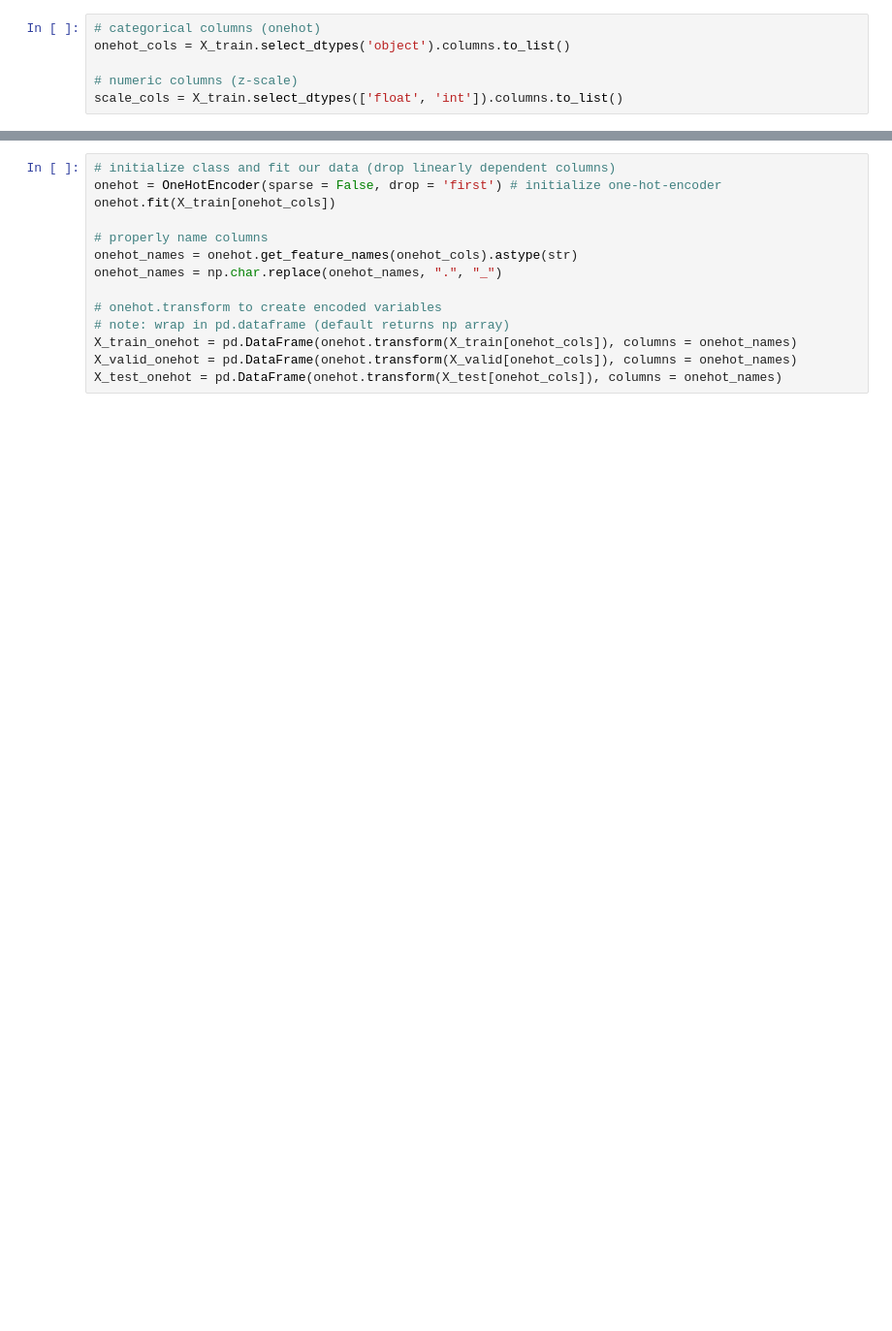
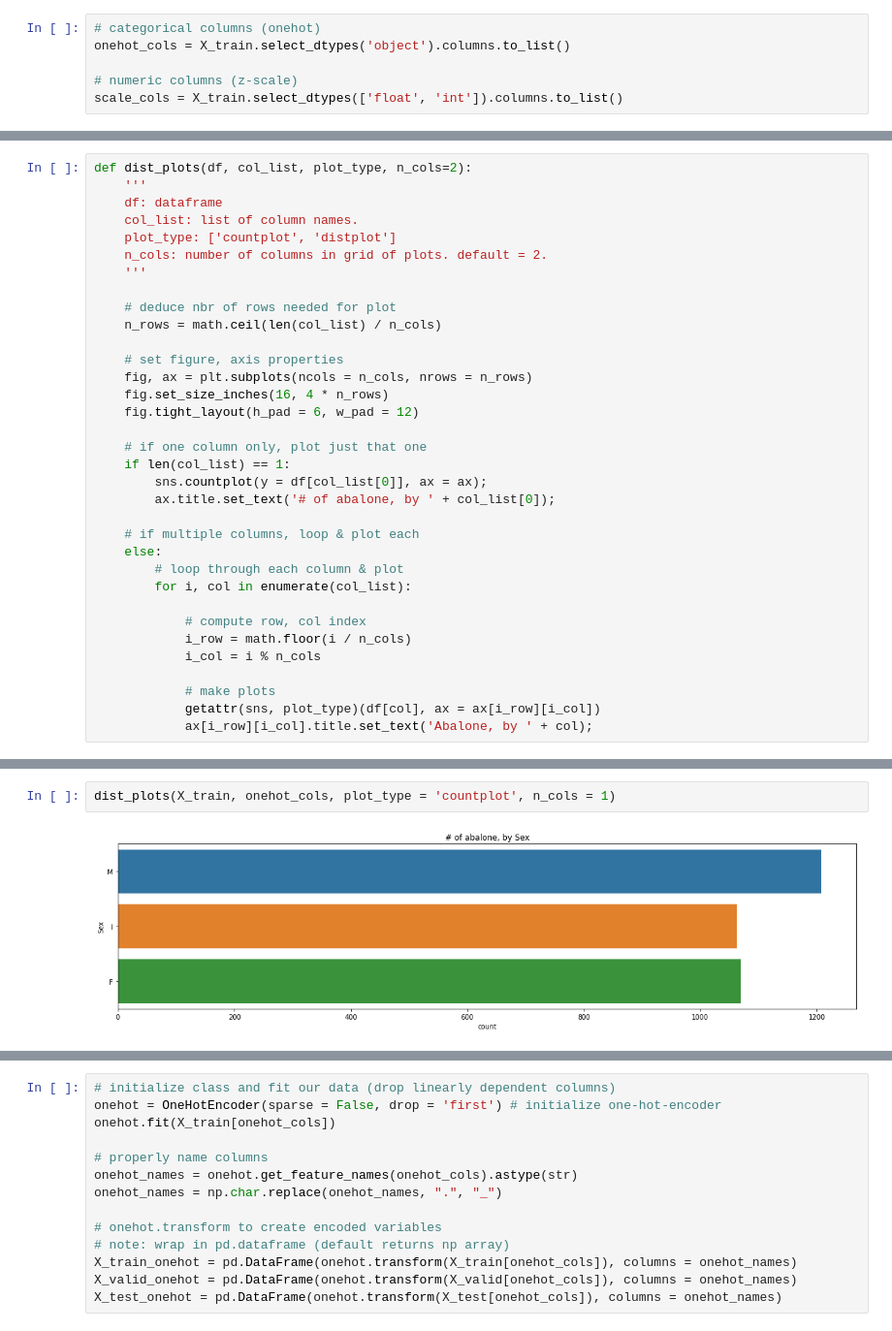
Before and after one commit to lukefiorio/abalone_fishing, a Jupyter notebook: L07-LukasFIorio.ipynb, the cells around one changed output, grey strips where cells are left out. Shown at 97% size. Saved outputs shown, nothing was run; the diff lists cells and outputs as text; blank space fills up the shorter version.

```diff
--- a/L07-LukasFIorio.ipynb
+++ b/L07-LukasFIorio.ipynb
@@ -140,0 +148,34 @@ scale_cols = X_train.select_dtypes(['float', 'int']).columns.to_list()
+# %%
+def dist_plots(df, col_list, plot_type, n_cols=2):
+    '''
+    df: dataframe
+    col_list: list of column names.
+    plot_type: ['countplot', 'distplot']
+    n_cols: number of columns in grid of plots. default = 2.
+    '''
+
+    # deduce nbr of rows needed for plot
+    n_rows = math.ceil(len(col_list) / n_cols)
+
+    # set figure, axis properties
+    fig, ax = plt.subplots(ncols = n_cols, nrows = n_rows)
+    fig.set_size_inches(16, 4 * n_rows)
+    fig.tight_layout(h_pad = 6, w_pad = 12)
+
+    # if one column only, plot just that one
+    if len(col_list) == 1:
+        sns.countplot(y = df[col_list[0]], ax = ax);
+        ax.title.set_text('# of abalone, by ' + col_list[0]);
+
+    # if multiple columns, loop & plot each
+    else:
+        # loop through each column & plot
+        for i, col in enumerate(col_list):
+
+            # compute row, col index
+            i_row = math.floor(i / n_cols)
+            i_col = i % n_cols
+
+            # make plots
+            getattr(sns, plot_type)(df[col], ax = ax[i_row][i_col])
+            ax[i_row][i_col].title.set_text('Abalone, by ' + col);
@@ -141 +188,5 @@ scale_cols = X_train.select_dtypes(['float', 'int']).columns.to_list()
+# %%
+dist_plots(X_train, onehot_cols, plot_type = 'countplot', n_cols = 1)
+# %% [output]
+[figure, added]
 # %% [markdown]
```
Also changed, not shown: parts of 36 cells of this notebook.
